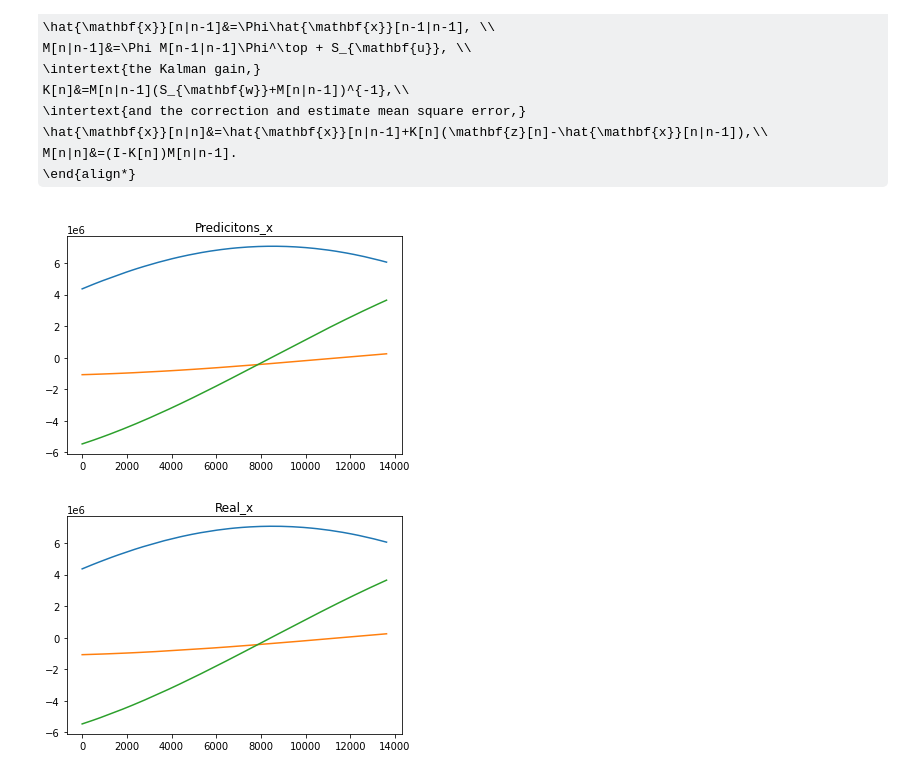
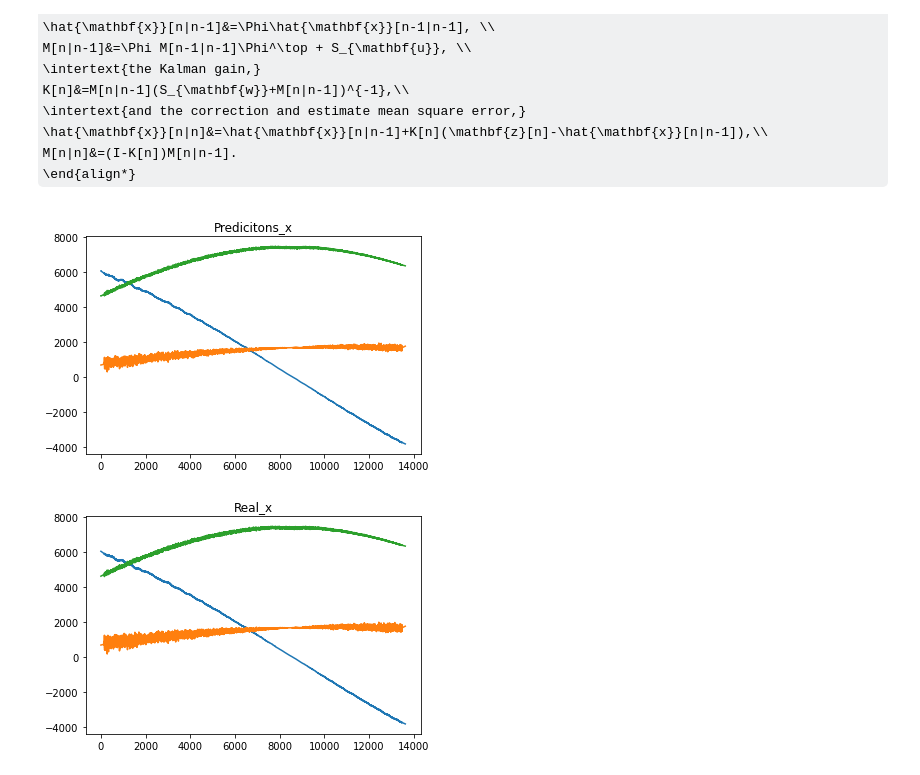
Before and after one commit to ahll19/P6, a Jupyter notebook: tracking/anders.ipynb, the cells around one changed output. Cells and saved outputs as stored; diff of their text form; code cells hidden in the pictures; some formulas as TeX source.

```diff
--- a/tracking/anders.ipynb
+++ b/tracking/anders.ipynb
@@ -37,13 +37,13 @@ kf = Kalman(cov_u, cov_w, x_initial_guess, M_initial_guess, 0.1)
 kf.run_sim(x_state)
 # %%
 names, vals = kf.get_data()
-plt.plot(vals[0][:, :3])
+plt.plot(vals[0][:, 3:6])
 plt.title(names[0])
 plt.show()
 
-plt.plot(distances)
+plt.plot(velocities)
 plt.title("Real_x")
 plt.show()
 # %% [output]
-[figure, old version]
+[figure, new version]
-[figure, old version]
+[figure, new version]
```
Also changed, not shown: 1 other file.
